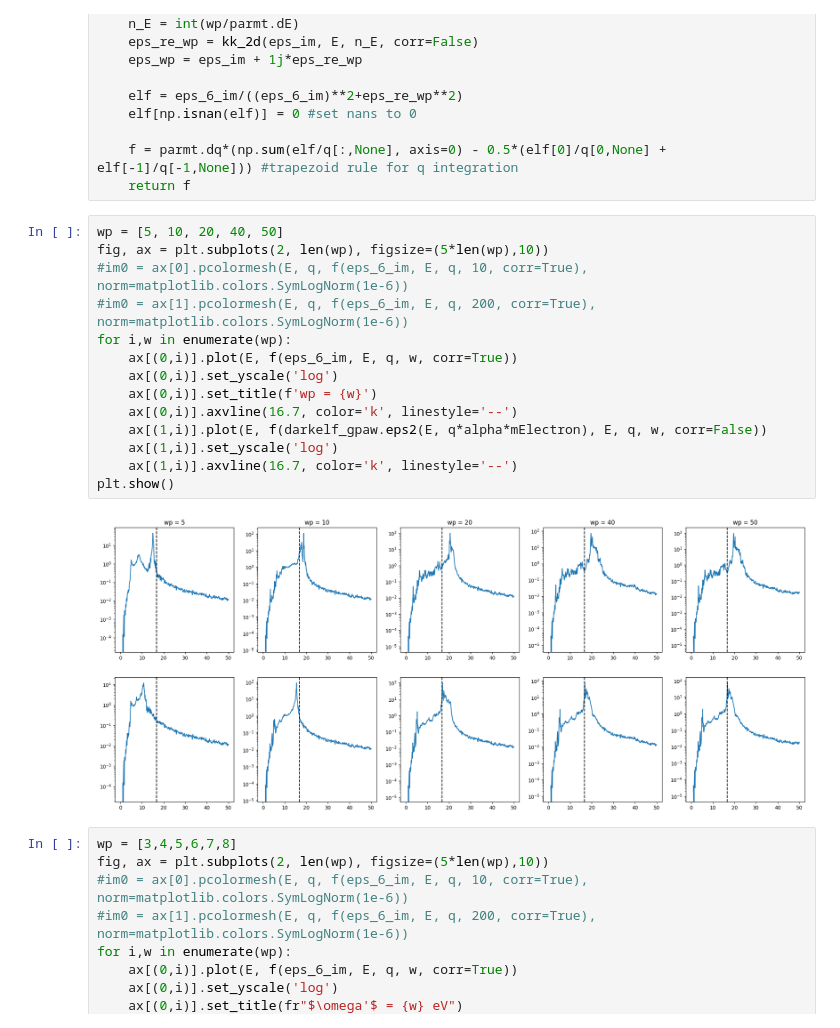
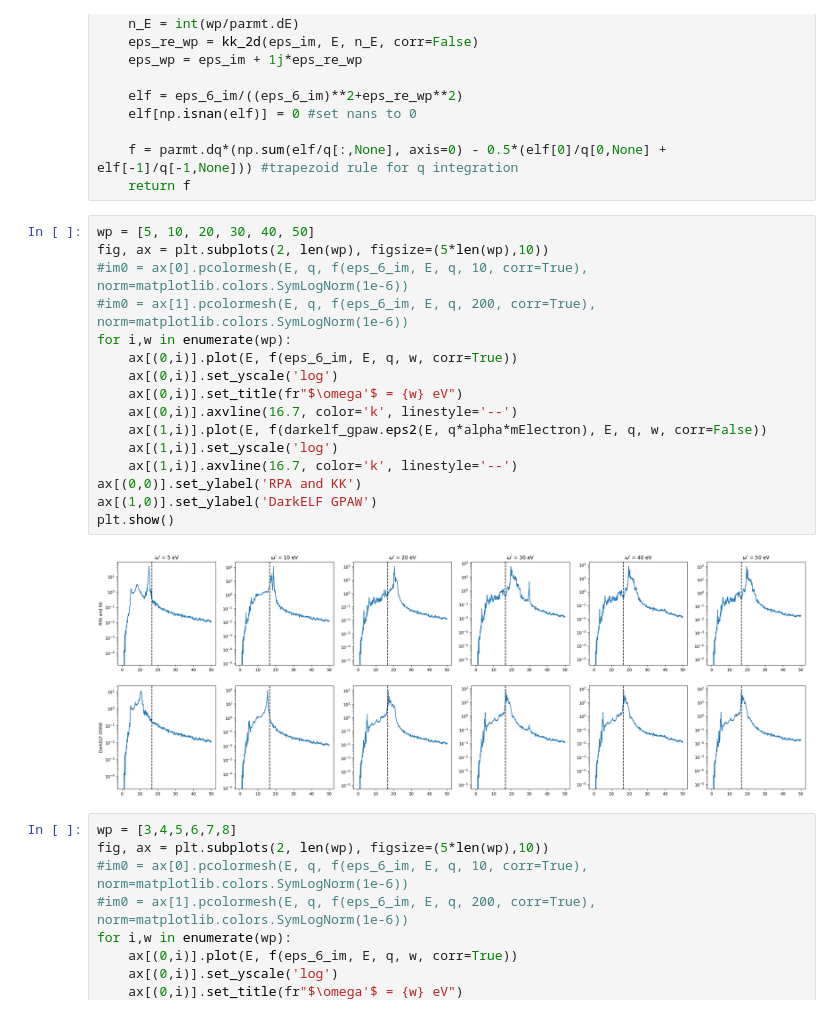
Before and after one commit to meganhott/QCDark2, a Jupyter notebook: plasmon_peak.ipynb, the cells around one changed output. Saved outputs shown, nothing was run; the diff lists cells and outputs as text.

Commit message:
another update to plasmon peak plots

```diff
--- a/plasmon_peak.ipynb
+++ b/plasmon_peak.ipynb
@@ -101,21 +101,23 @@ def f(eps_im, E, q, wp, corr=False):
     f = parmt.dq*(np.sum(elf/q[:,None], axis=0) - 0.5*(elf[0]/q[0,None] + elf[-1]/q[-1,None])) #trapezoid rule for q integration
     return f
 # %%
-wp = [5, 10, 20, 40, 50]
+wp = [5, 10, 20, 30, 40, 50]
 fig, ax = plt.subplots(2, len(wp), figsize=(5*len(wp),10))
 #im0 = ax[0].pcolormesh(E, q, f(eps_6_im, E, q, 10, corr=True), norm=matplotlib.colors.SymLogNorm(1e-6))
 #im0 = ax[1].pcolormesh(E, q, f(eps_6_im, E, q, 200, corr=True), norm=matplotlib.colors.SymLogNorm(1e-6))
 for i,w in enumerate(wp):
     ax[(0,i)].plot(E, f(eps_6_im, E, q, w, corr=True))
     ax[(0,i)].set_yscale('log')
-    ax[(0,i)].set_title(f'wp = {w}')
+    ax[(0,i)].set_title(fr"$\omega'$ = {w} eV")
     ax[(0,i)].axvline(16.7, color='k', linestyle='--')
     ax[(1,i)].plot(E, f(darkelf_gpaw.eps2(E, q*alpha*mElectron), E, q, w, corr=False))
     ax[(1,i)].set_yscale('log')
     ax[(1,i)].axvline(16.7, color='k', linestyle='--')
+ax[(0,0)].set_ylabel('RPA and KK')
+ax[(1,0)].set_ylabel('DarkELF GPAW')
 plt.show()
 # %% [output]
-[figure, old version]
+[figure, new version]
 # %%
 wp = [3,4,5,6,7,8]
 fig, ax = plt.subplots(2, len(wp), figsize=(5*len(wp),10))
```
